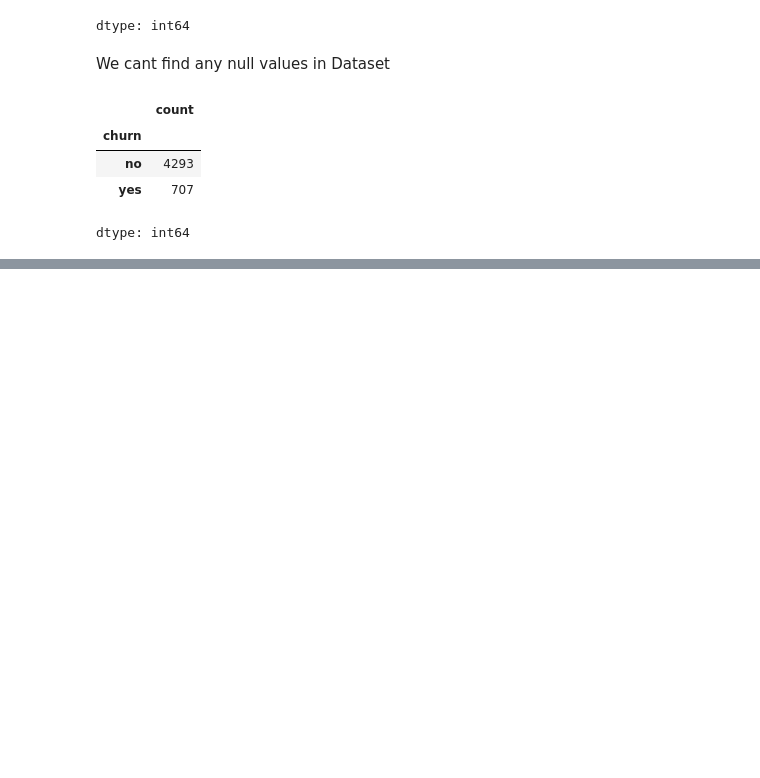
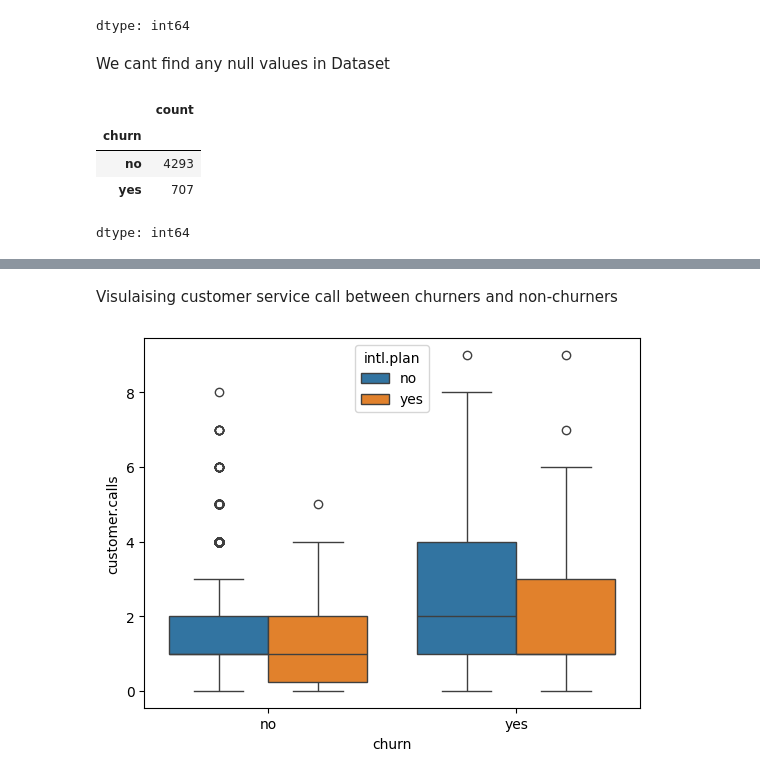
Before and after one commit to AshuuMishra/Telecom_churn_Analysis, a Jupyter notebook: Customer_churn_Analysis.ipynb, the cells around one changed output, grey strips where cells are left out. Cells and saved outputs as stored; diff of their text form; code cells hidden in the pictures; blank space fills up the shorter version.

```diff
--- a/Customer_churn_Analysis.ipynb
+++ b/Customer_churn_Analysis.ipynb
@@ -129,0 +183,10 @@ TO check if churners make
+# %% [markdown]
+Visulaising customer service call between churners and non-churners
+# %%
+#create a box plot
+sns.boxplot(x=df['churn'],y=df['customer.calls'],data=df,hue='intl.plan')
+
+#display the plot
+plt.show()
+# %% [output]
+[figure, added]
```
Also changed, not shown: parts of 39 cells of this notebook.
